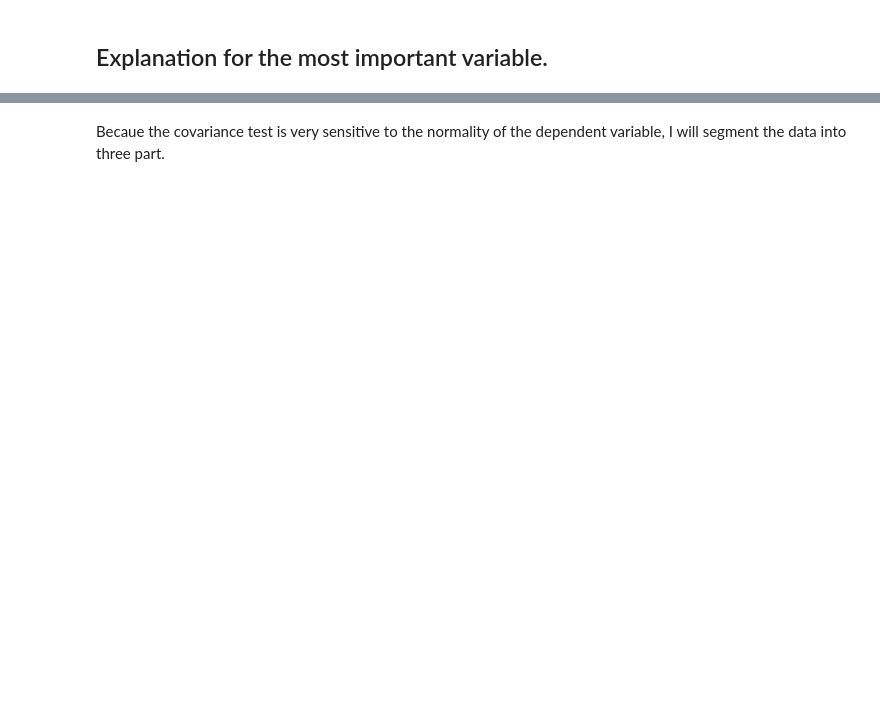
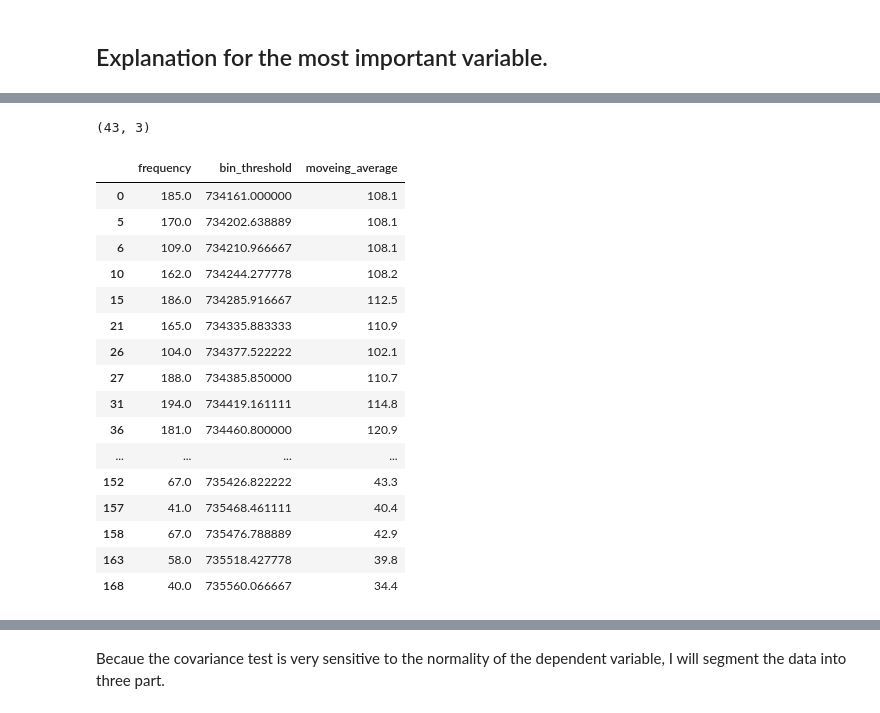
Before and after one commit to crazywiden/Leetcode_daily_submit, a Jupyter notebook: 20e/Employee retention.ipynb, the cells around one changed output, grey strips where cells are left out. Cells and saved outputs as stored; diff of their text form; code cells hidden in the pictures; blank space fills up the shorter version.

```diff
--- a/20e/Employee retention.ipynb
+++ b/20e/Employee retention.ipynb
@@ -621,0 +539,30 @@ Because the rows need to be normal and they need to be mutually independent.
+# %%
+fre_bin = pd.DataFrame((n1, bins1)).T
+fre_bin.columns = ['frequency','bin_threshold']
+# %%
+n=10
+ma = fre_bin.frequency.rolling(window=n).mean()
+ma = ma.fillna(ma[n+1])
+fre_bin['moveing_average'] = ma
+fre_ge_ma = fre_bin[fre_bin['frequency']>fre_bin['moveing_average']]
+print(fre_ge_ma.shape)
+fre_ge_ma
+# %% [output]
+(43, 3)
+|  | frequency | bin_threshold | moveing_average |
+| 0 | 185.0 | 734161.000000 | 108.1 |
+| 5 | 170.0 | 734202.638889 | 108.1 |
+| 6 | 109.0 | 734210.966667 | 108.1 |
+| 10 | 162.0 | 734244.277778 | 108.2 |
+| 15 | 186.0 | 734285.916667 | 112.5 |
+| 21 | 165.0 | 734335.883333 | 110.9 |
+| 26 | 104.0 | 734377.522222 | 102.1 |
+| 27 | 188.0 | 734385.850000 | 110.7 |
+| 31 | 194.0 | 734419.161111 | 114.8 |
+| 36 | 181.0 | 734460.800000 | 120.9 |
+| ... | ... | ... | ... |
+| 152 | 67.0 | 735426.822222 | 43.3 |
+| 157 | 41.0 | 735468.461111 | 40.4 |
+| 158 | 67.0 | 735476.788889 | 42.9 |
+| 163 | 58.0 | 735518.427778 | 39.8 |
+| 168 | 40.0 | 735560.066667 | 34.4 |
```
Also changed, not shown: parts of 49 cells of this notebook.
